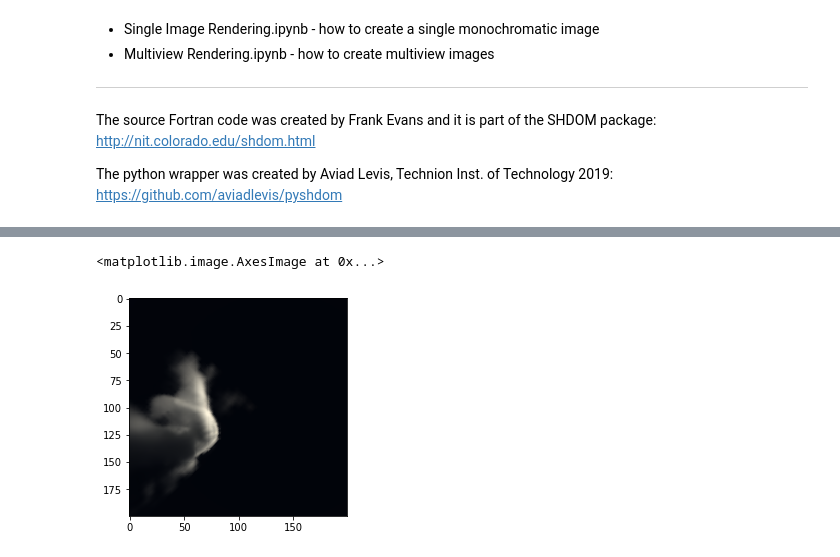
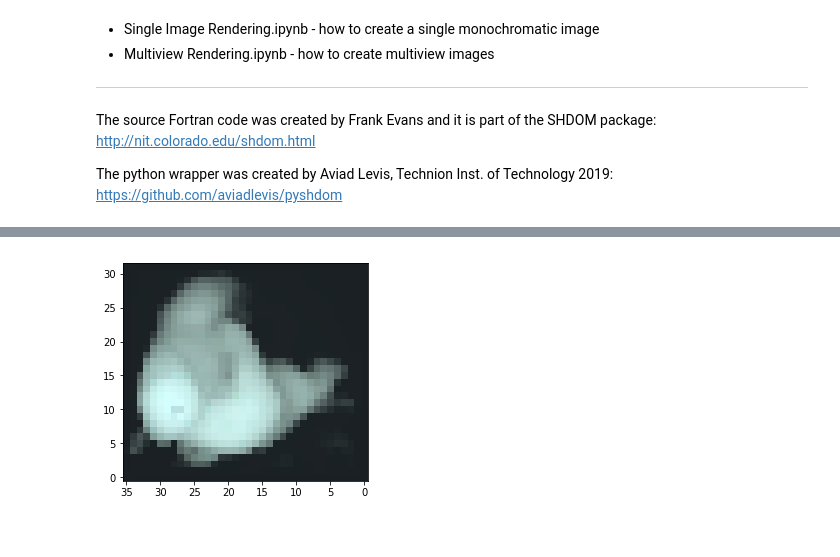
Before and after one commit to CloudTomography/AT3D, a Jupyter notebook: notebooks/Multispectral Rendering.ipynb, the cells around one changed output, grey strips where cells are left out. Saved outputs shown, nothing was run; the diff lists cells and outputs as text; code cells hidden in the pictures.

```diff
--- a/notebooks/Multispectral Rendering.ipynb
+++ b/notebooks/Multispectral Rendering.ipynb
@@ -80,24 +89,0 @@ Done.
-# %%
-"""
-Generate an RteSolverArray object with and RteSolver for each wavelength.
-
-The Solar flux is differnet at each wavelength, taken from AirMSPI data product:
-solar_irradiance = [1.009, 1.068, 1.868, 2.0, 1.853, 1.553, 0.972, 0.814] at 1 AU
-wavelengths = [355, 380, 445, 470, 555, 660, 865, 935] nm
-sun_distance = 0.9826 [AU]
-"""
-# solar_flux = [1.553, 1.853, 1.868]
-solar_flux = [1.0, 1.0, 1.0]
-numerical_params = shdom.NumericalParameters()
-
-rte_solvers = shdom.RteSolverArray()
-for atmosphere, wavelength, flux in zip(atmospheres, wavelengths, solar_flux):
-    scene_params = shdom.SceneParameters(
-        wavelength=wavelength,
-        source=shdom.SolarSource(azimuth=0, zenith=180, flux=flux)
-    )
-    rte_solver = shdom.RteSolver(scene_params, numerical_params)
-    rte_solver.init_medium(atmosphere)
-    rte_solvers.add_solver(rte_solver, name='{} micron'.format(wavelength))
-
-rte_solvers.solve(maxiter=100)
@@ -104,15 +97,18 @@ rte_solvers.solve(maxiter=100)
 # %%
-"""
-Define a sensor and render a multispectral image of the domain.
-"""
-projection = shdom.PerspectiveProjection(60.0, 200, 200, 0, 0, 0)
-projection.look_at_transform([0.1, 0.1, 0.9], [0, 0, 1])
+projection = shdom.OrthographicProjection(
+    bounding_box=droplets.grid.bounding_box,
+    x_resolution=0.02,
+    y_resolution=0.02,
+    azimuth=0.0,
+    zenith=0.0,
+    altitude='TOA'
+)
 camera = shdom.Camera(shdom.RadianceSensor(), projection)
-
-image = camera.render(rte_solvers, n_jobs=32)
+image = camera.render(rte_solvers)
 
 %matplotlib inline
 plt.imshow(image/image.max())
+plt.gca().invert_yaxis()
+plt.gca().invert_xaxis()
 # %% [output]
-<matplotlib.image.AxesImage at 0x...>
-[figure, old version]
+[figure, new version]
```
Also changed, not shown: parts of 3 cells of this notebook, 28 other files.
